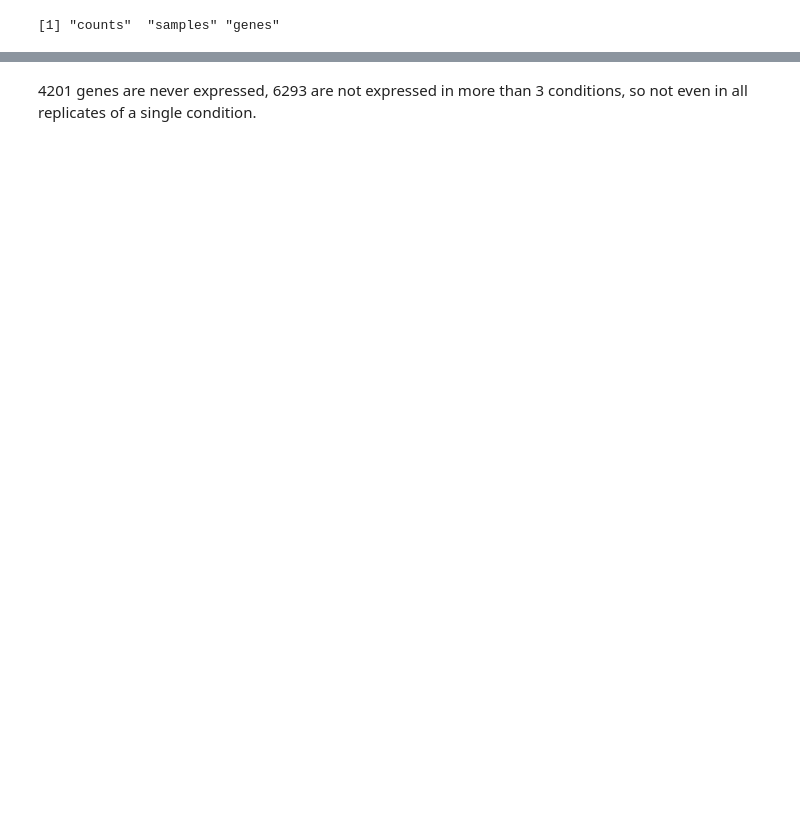
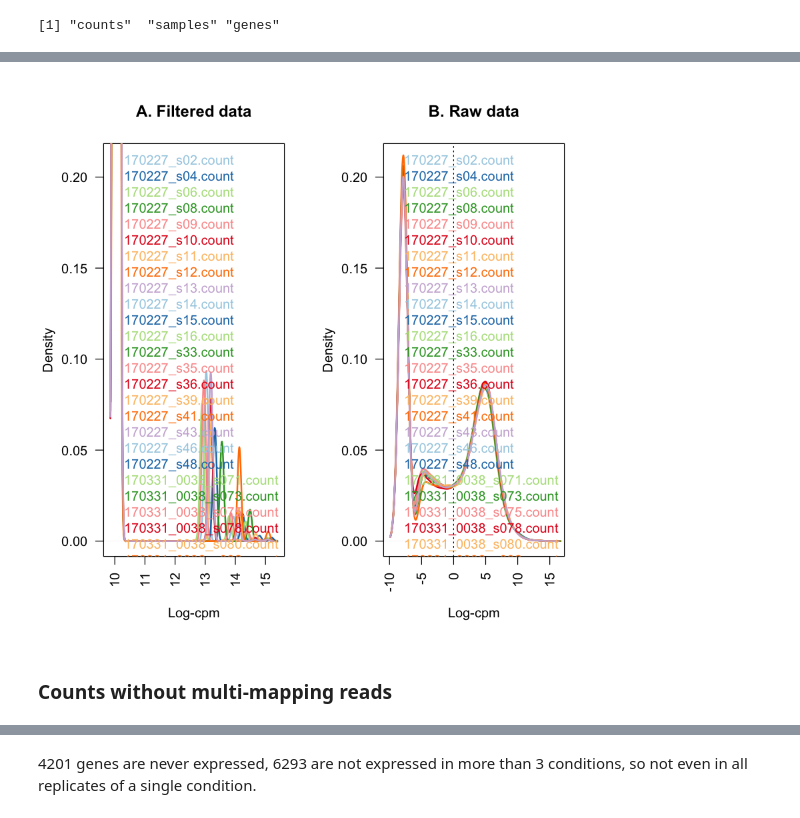
Before and after one commit to lvulliard/Brunner2019, a Jupyter notebook: RNA-DiffEq.ipynb, the cells around one changed output, grey strips where cells are left out. Saved outputs shown, nothing was run; the diff lists cells and outputs as text; code cells hidden in the pictures; blank space fills up the shorter version.

Commit message:
Import read counts and convert to CPM

```diff
--- a/RNA-DiffEq.ipynb
+++ b/RNA-DiffEq.ipynb
@@ -372,6 +428,6 @@ colnames(rnaData) <- c("GeneID", paste(c("MCSF", "ArgFree", "ArgRescue", "RANKL"
 # %%
 # Convert to DGE object
-dgeData = DGEList(counts = rnaData[,2:29], genes = rnaData[1], group = rep(1:7, 4))
+dgeData = DGEList(counts = countMat, genes = rownames(countMat), group = conditionList)
 # %%
 dim(dgeData)
 # %% [output]
@@ -382,0 +452,9 @@ names(dgeData)
+# %%
+# Input gene annotation
+genes <- select(Mus.musculus, keys=rownames(countMat), columns=c("SYMBOL", "TXCHROM"),
+                keytype="ENTREZID")
+# Choose to keep only the first chromosome position of each gene
+genes <- genes[!duplicated(genes$ENTREZID),]
+head(genes)
+
+dgeData$genes <- genes
@@ -382,0 +470,9 @@ names(dgeData)
+# %%
+# Input sample annotation
+dgeData$samples$aMEM = c(TRUE,FALSE,FALSE,TRUE,FALSE,FALSE,TRUE)[conditionList]
+dgeData$samples$aMEMwoLArg = c(FALSE,TRUE,TRUE,FALSE,TRUE,TRUE,FALSE)[conditionList]
+dgeData$samples$LArg = c(FALSE,FALSE,TRUE,FALSE,FALSE,TRUE,FALSE)[conditionList]
+dgeData$samples$recArg = c(FALSE,FALSE,FALSE,FALSE,FALSE,FALSE,TRUE)[conditionList]
+dgeData$samples$RANKL = c(FALSE,FALSE,FALSE,TRUE,TRUE,TRUE,TRUE)[conditionList]
+# dgeData$samples$mouse = c()
+dgeData$samples
@@ -382,0 +497,32 @@ names(dgeData)
+# %%
+dgeDataLogCPM = cpm(dgeData, log = T)
+# NB: prior count of 0.25
+
+nsamples <- ncol(x)
+col <- brewer.pal(nsamples, "Paired")
+
+par(mfrow=c(1,2), bg="white")
+
+plot(density(dgeDataLogCPM[,1]), col=col[1], lwd=2, ylim=c(0,0.21), las=2,
+     main="", xlab="")
+title(main="A. Filtered data", xlab="Log-cpm")
+abline(v=0, lty=3)
+for (i in 2:nsamples){
+ den <- density(dgeDataLogCPM[,i])
+ lines(den$x, den$y, col=col[i], lwd=2)
+}
+legend("topright", rownames(dgeData$samples), text.col=col, bty="n")
+
+plot(density(dgeDataLogCPMUnfiltered[,1]), col=col[1], lwd=2, ylim=c(0,0.21), las=2,
+     main="", xlab="")
+title(main="B. Raw data", xlab="Log-cpm")
+abline(v=0, lty=3)
+for (i in 2:nsamples){
+   den <- density(dgeDataLogCPMUnfiltered[,i])
+   lines(den$x, den$y, col=col[i], lwd=2)
+}
+legend("topright", rownames(dgeData$samples), text.col=col, bty="n")
+# %% [output]
+[figure, added]
+# %% [markdown]
+### Counts without multi-mapping reads
```
Also changed, not shown: parts of 51 cells of this notebook.
